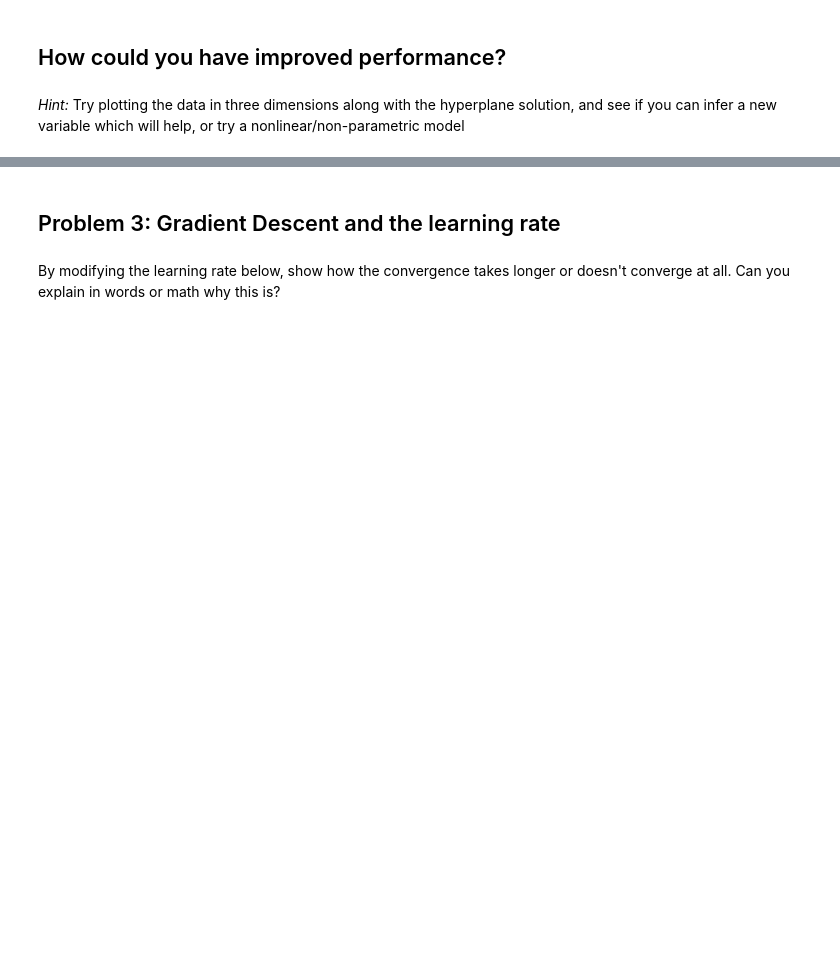
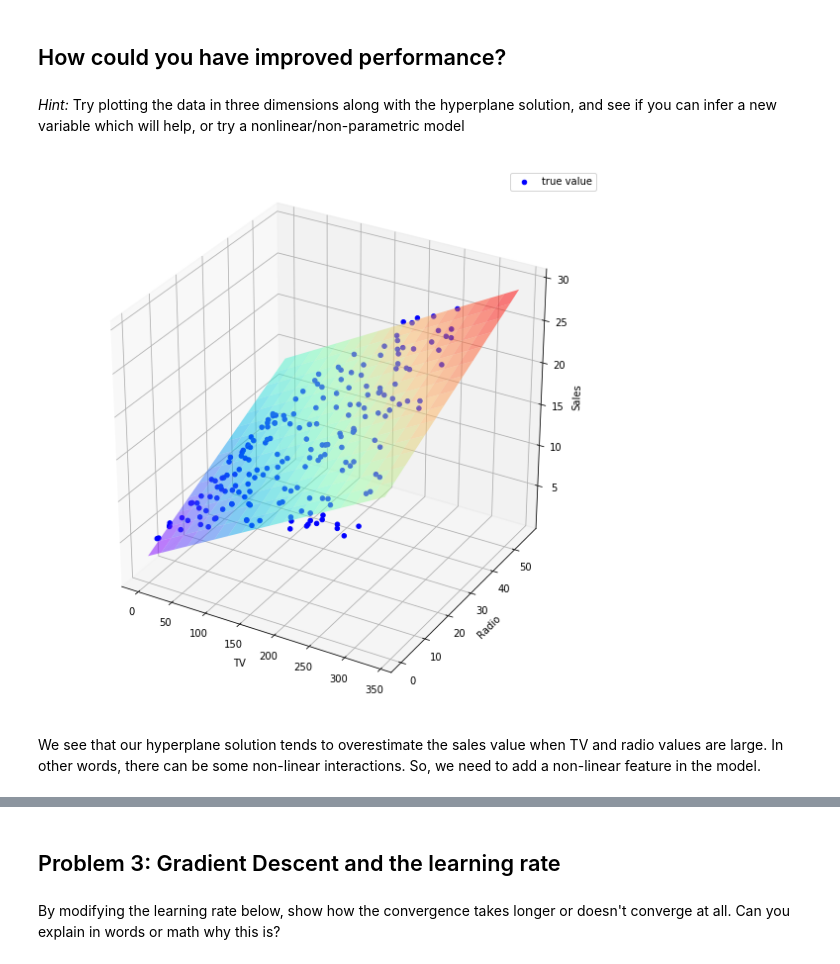
Before and after one commit to Columbia-Intro-Data-Science/python-introduction-sarahyu1, a Jupyter notebook: Homework 1 - Github and Pandas.ipynb, the cells around one changed output, grey strips where cells are left out. Saved outputs shown, nothing was run; the diff lists cells and outputs as text; code cells hidden in the pictures; blank space fills up the shorter version.

```diff
--- a/Homework 1 - Github and Pandas.ipynb
+++ b/Homework 1 - Github and Pandas.ipynb
@@ -214,0 +229,33 @@ a new variable which will help, or try a nonlinear/non-parametric model
+# %%
+from mpl_toolkits.mplot3d import Axes3D
+import matplotlib.pyplot as plt
+import numpy as np
+import statsmodels.formula.api as sm
+from matplotlib import cm
+df = pd.read_csv('http://www-bcf.usc.edu/~gareth/ISL/Advertising.csv', index_col=0)
+fig = plt.figure(figsize=(10,10))
+ax = fig.add_subplot(111, projection='3d')
+model = sm.ols(formula='sales ~ TV + radio', data = df)
+fit = model.fit()
+fit.summary()
+x_surf = np.arange(0, 350, 20)
+y_surf = np.arange(0, 60, 4)
+x_surf, y_surf = np.meshgrid(x_surf, y_surf)
+
+exog = pd.DataFrame({'TV': x_surf.ravel(), 'radio': y_surf.ravel()})
+out = fit.predict(exog = exog)
+ax.plot_surface(x_surf, y_surf, out.values.reshape(x_surf.shape), rstride=1, cstride=1, color='None',
+                alpha = 0.5,cmap=cm.rainbow)
+
+ax.scatter(df['TV'], df['radio'], df['sales'], color='b', marker='o', alpha=1, label = 'true value')
+
+ax.set_xlabel('TV')
+ax.set_ylabel('Radio')
+ax.set_zlabel('Sales')
+
+plt.legend()
+plt.show()
+# %% [output]
+[figure, added]
+# %% [markdown]
+We see that our hyperplane solution tends to overestimate the sales value when TV and radio values are large. In other words, there can be some non-linear interactions. So, we need to add a non-linear feature in the model.
```
Also changed, not shown: parts of 38 cells of this notebook, 1 other file.
